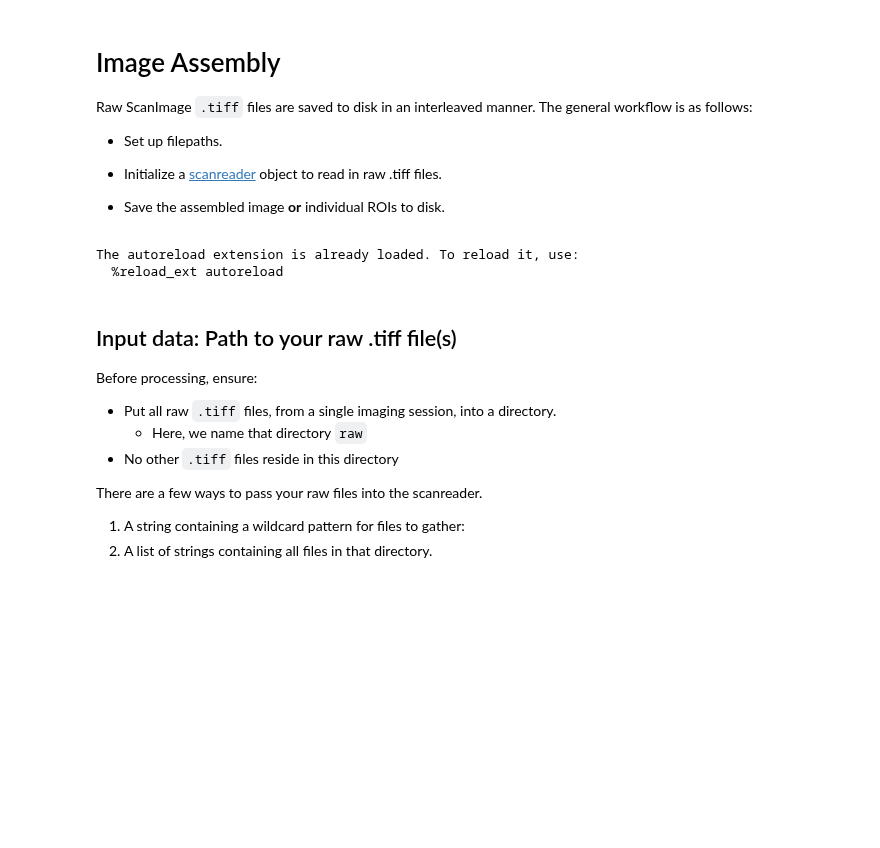
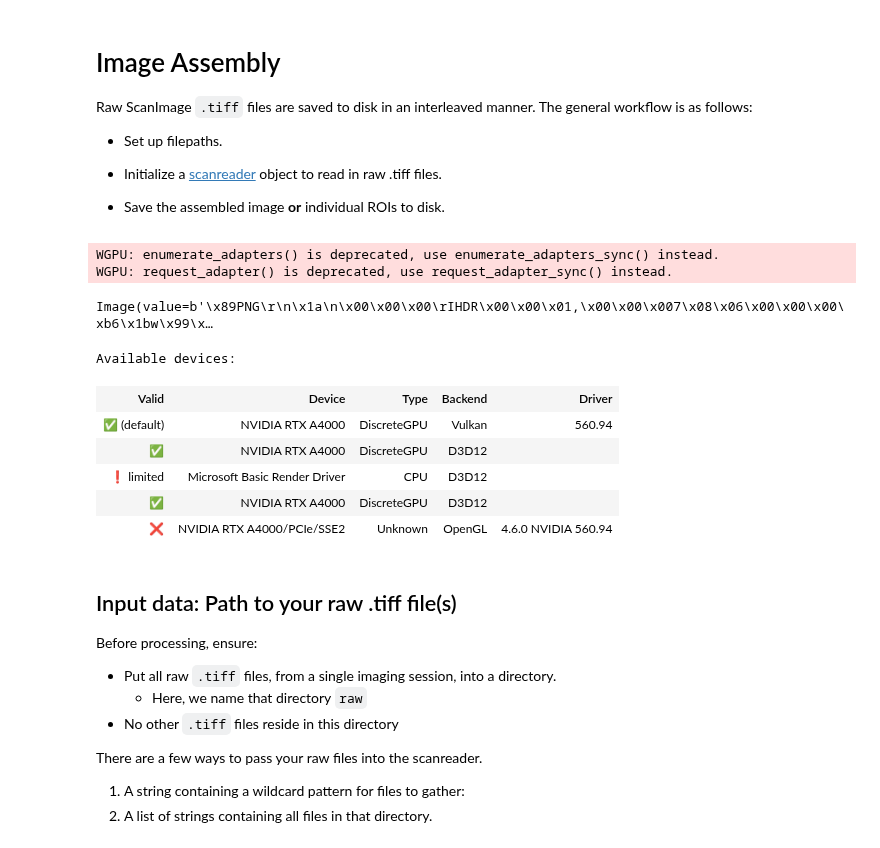
Before and after one commit to MillerBrainObservatory/LBM-CaImAn-Python, a Jupyter notebook: demos/notebooks/assembly.ipynb, the cells around one changed output. Saved outputs shown, nothing was run; the diff lists cells and outputs as text; code cells hidden in the pictures; blank space fills up the shorter version.

```diff
--- a/demos/notebooks/assembly.ipynb
+++ b/demos/notebooks/assembly.ipynb
@@ -11,35 +11,28 @@ Raw ScanImage `.tiff` files are saved to disk in an interleaved manner. The gene
 # %%
 %load_ext autoreload
 %autoreload 2
 
 from pathlib import Path
 import numpy as np
 import tifffile
 
 import fastplotlib as fpl
 
 import matplotlib.pyplot as plt
 
 # import scanreader as sr
 import lbm_caiman_python as lcp
-
-import matplotlib as mpl
-mpl.rcParams.update({
-    'axes.spines.left': True,
-    'axes.spines.bottom': True,
-    'axes.spines.top': False,
-    'axes.spines.right': False,
-    'legend.frameon': False,
-    'figure.subplot.wspace': .01,
-    'figure.subplot.hspace': .01,
-    'figure.figsize': (12, 8),
-    'ytick.major.left': True,
-})
-jet = mpl.colormaps['jet']
-jet.set_bad(color='k')
 # %% [output]
-The autoreload extension is already loaded. To reload it, use:
-  %reload_ext autoreload
+WGPU: enumerate_adapters() is deprecated, use enumerate_adapters_sync() instead.
+WGPU: request_adapter() is deprecated, use request_adapter_sync() instead.
+Image(value=b'\x89PNG\r\n\x1a\n\x00\x00\x00\rIHDR\x00\x00\x01,\x00\x00\x007\x08\x06\x00\x00\x00\xb6\x1bw\x99\x…
+Available devices:
+| Valid | Device | Type | Backend | Driver |
+| ✅ (default) | NVIDIA RTX A4000 | DiscreteGPU | Vulkan | 560.94 |
+| ✅ | NVIDIA RTX A4000 | DiscreteGPU | D3D12 |  |
+| ❗ limited | Microsoft Basic Render Driver | CPU | D3D12 |  |
+| ✅ | NVIDIA RTX A4000 | DiscreteGPU | D3D12 |  |
+| ❌ | NVIDIA RTX A4000/PCIe/SSE2 | Unknown | OpenGL | 4.6.0 NVIDIA 560.94 |
 # %% [markdown]
 ## Input data: Path to your raw .tiff file(s)
 
```
Also changed, not shown: parts of 6 cells of this notebook, 1 other file.
